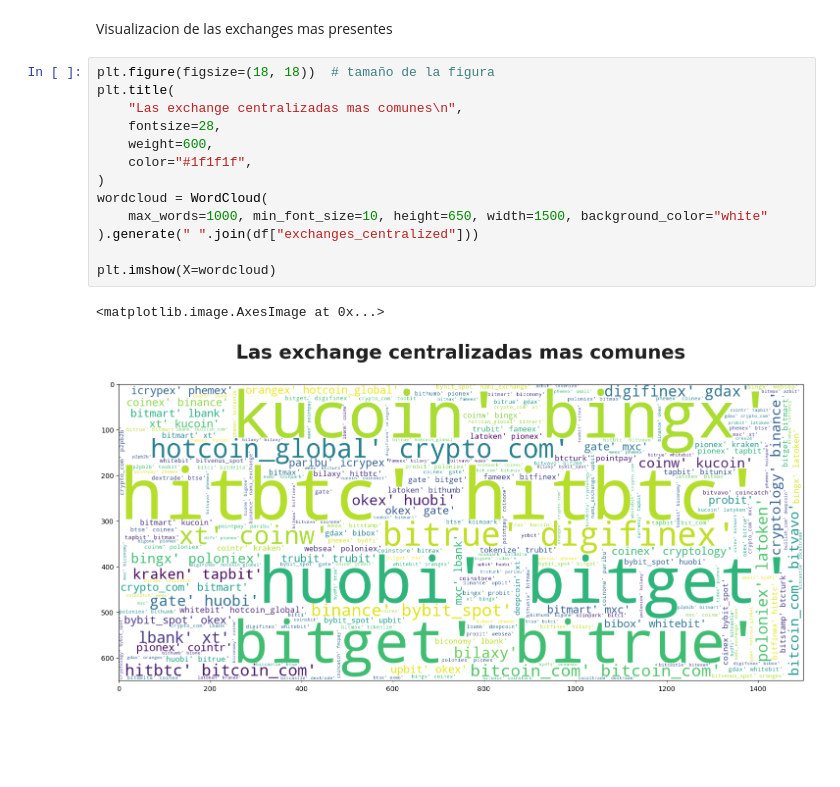
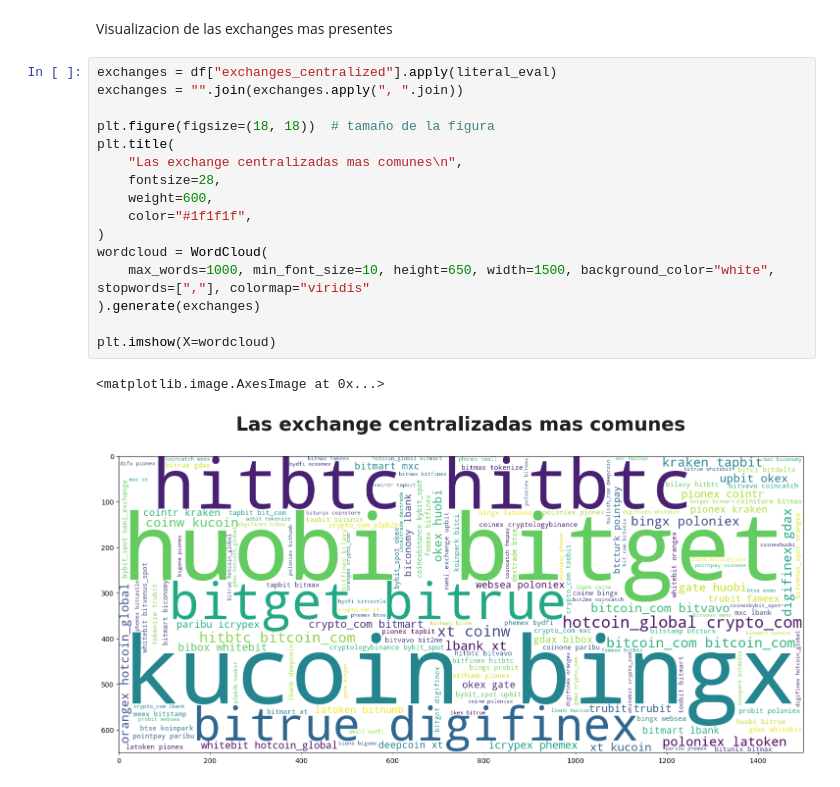
Before and after one commit to LuisFelipePoma/Crypto_App, a Jupyter notebook: src/notebooks/eda_dataset/visualize_dataset.ipynb, the cells around one changed output. Drawn from its saved outputs; the diff is of its cells as text; blank space fills up the shorter version.

Commit message:
visualizaciones 2

```diff
--- a/src/notebooks/eda_dataset/visualize_dataset.ipynb
+++ b/src/notebooks/eda_dataset/visualize_dataset.ipynb
@@ -114,19 +114,22 @@ plt.show()
 # %% [markdown]
 Visualizacion de las exchanges mas presentes
 # %%
+exchanges = df["exchanges_centralized"].apply(literal_eval)
+exchanges = "".join(exchanges.apply(", ".join))
+
 plt.figure(figsize=(18, 18))  # tamaño de la figura
 plt.title(
     "Las exchange centralizadas mas comunes\n",
     fontsize=28,
     weight=600,
     color="#1f1f1f",
 )
 wordcloud = WordCloud(
-    max_words=1000, min_font_size=10, height=650, width=1500, background_color="white"
-).generate(" ".join(df["exchanges_centralized"]))
+    max_words=1000, min_font_size=10, height=650, width=1500, background_color="white", stopwords=[","], colormap="viridis"
+).generate(exchanges)
 
 plt.imshow(X=wordcloud)
 # %% [output]
 <matplotlib.image.AxesImage at 0x...>
-[figure, old version]
+[figure, new version]
 # %%
```
Also changed, not shown: parts of 8 cells of this notebook, 8 other files.
